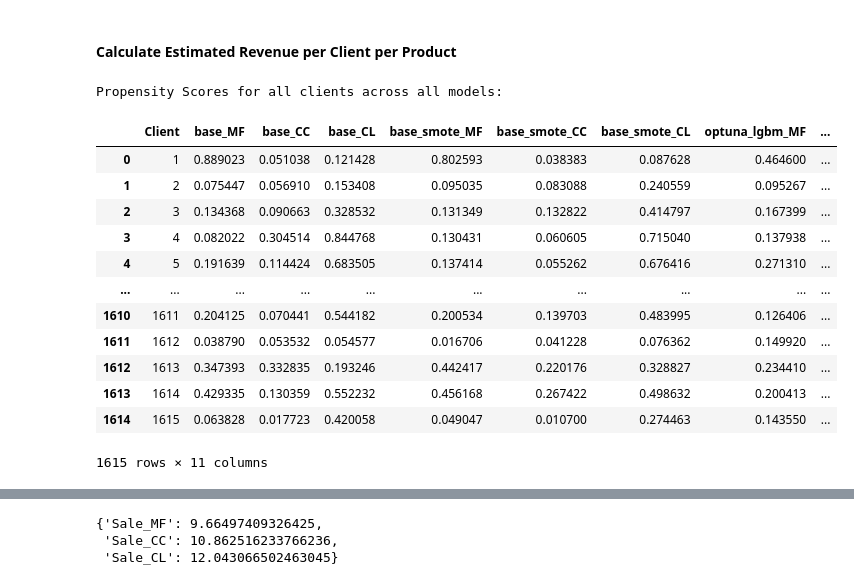
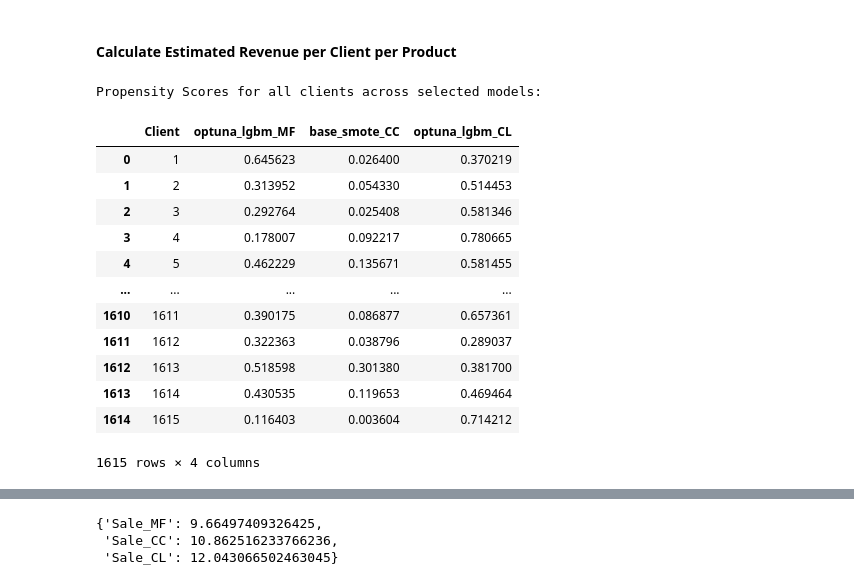
Before and after one commit to reinbugnot/direct-marketing-optimization, a Jupyter notebook: part-2-data-modelling.ipynb, the cells around one changed output, grey strips where cells are left out. Drawn from its saved outputs; the diff is of its cells as text; code cells hidden in the pictures.

```diff
--- a/part-2-data-modelling.ipynb
+++ b/part-2-data-modelling.ipynb
@@ -126,5 +144,5 @@ roc_auc_scores = {}
 propensity_scores = {}
 propensity_scores_hidden = {}
 
-target_product_data = [('MF', X, y_MF), ('CC', X, y_CC), ('CL', X, y_CL)]
+target_product_data = [('MF', X_train, X_test, y_MF_train, y_MF_test), ('CC', X_train, X_test, y_CC_train, y_CC_test), ('CL', X_train, X_test, y_CL_train, y_CL_test)]
 # %%
@@ -170,7 +191,7 @@ ROC-AUC Score: 0.6234
 # %% [markdown]
 #### LGBM with SMOTE via manual tuning
 # %%
-for (tag, X_train, y_train) in target_product_data:
+for (tag, X_train, X_test, y_train, y_test) in target_product_data:
 
     # 1. Set training parameters
     model_params[f'base_smote_{tag}'] = {'boosting_type': 'gbdt',
@@ -189,9 +210,12 @@ for (tag, X_train, y_train) in target_product_data:
 
     # 2. Train model, record scores
     clf = LGBMClassifier(verbose=-1, **model_params[f'base_smote_{tag}'])
-    models[f'base_smote_{tag}'], (_, _, _, _, roc_auc_scores[f'base_smote_{tag}']) = train_classifier(clf, X_train, y_train, smote_resampling=True, smote_params=smote_params)
+    models[f'base_smote_{tag}'] = train_classifier(clf, X_train, y_train)
 
-    # 3. Calcualte propensity scores for the entire dataset (labelled 60% and hidden 40%)
+    # 3. Evaluate model performance on test set
+    roc_auc_scores[f'base_smote_{tag}'] = evaluate_model_performance(models[f'base_smote_{tag}'], X_test, y_test)
+
+    # 4. Calcualte propensity scores for the entire dataset (labelled 60% and hidden 40%)
     propensity_scores[f'base_smote_{tag}'] = models[f'base_smote_{tag}'].predict_proba(X)[:, 1]
     propensity_scores_hidden[f'base_smote_{tag}'] = models[f'base_smote_{tag}'].predict_proba(X_hidden)[:, 1]
 
@@ -247,17 +245,14 @@ ROC-AUC Scores for baseline Models:
 # %%
 if TUNING_HYPERPARAM:
 
-    n_trials = 150
+    n_trials = 80
     timeout = 3600
 
-
-    for (tag, X_train, y_train) in target_product_data:
+    for (tag, X_train, X_test, y_train, y_test) in target_product_data:
 
         # 1. Use optuna to find the best hyperparameters for each product
-        pruner = optuna.pruners.MedianPruner(n_startup_trials=5, n_warmup_steps=5)
         study = optuna.create_study(study_name=f'optuna_lgbm_{tag}',
-                                    direction='maximize',
-                                    pruner=pruner)
+                                    direction='maximize')
 
         study.optimize(lambda trial: objective_lgbm(trial, X_train, y_train),
                        n_trials=n_trials,
@@ -280,13 +275,17 @@ if TUNING_HYPERPARAM:
                              verbosity=-1,
                              boosting_type="gbdt",
                              objective='binary',
-                             random_state=42)
+                             random_state=42,
+                             is_unbalance=True)
 
-        models[f'optuna_lgbm_{tag}'], (_, _, _, _, roc_auc_scores[f'optuna_lgbm_{tag}']) = train_classifier(clf, X_train, y_train)
+        models[f'optuna_lgbm_{tag}'] = train_classifier(clf, X_train, y_train)
 
-        # 3. Calculate propensity scores for the entire dataset (labelled 60% and hidden 40%)
+        # 3. Evaluate model performance on test set
+        roc_auc_scores[f'optuna_lgbm_{tag}'] = evaluate_model_performance(models[f'optuna_lgbm_{tag}'], X_test, y_test)
+
+        # 4. Calculate propensity scores for the entire dataset (labelled 60% and hidden 40%)
         propensity_scores[f'optuna_lgbm_{tag}'] = models[f'optuna_lgbm_{tag}'].predict_proba(X)[:, 1]
         propensity_scores_hidden[f'optuna_lgbm_{tag}'] = models[f'optuna_lgbm_{tag}'].predict_proba(X_hidden)[:, 1]
 
-        del pruner, study, clf
+        del study, clf
 # %% [output]
@@ -417,3 +435,7 @@ ROC-AUC Score: 0.6614
+# %%
+# Select best performing models per product for revenue optimization step
+final_models = ['optuna_lgbm_MF', 'base_smote_CC', 'optuna_lgbm_CL']
+product_tags = ['MF', 'CC', 'CL']
 # %% [markdown]
 ### Revenue Optimization
 
@@ -441,23 +461,22 @@ propensity_scores_hidden_df.insert(0, 'Client', X_hidden_clients)
 # %%
-propensity_scores_all = pd.concat([propensity_scores_df, propensity_scores_hidden_df]).sort_values(by='Client').reset_index(drop=True)
-
-print("Propensity Scores for all clients across all models:")
-propensity_scores_all
+print("Propensity Scores for all clients across selected models:")
+propensity_scores_selected = propensity_scores_all[['Client'] + final_models]
+propensity_scores_selected
 # %% [output]
-Propensity Scores for all clients across all models:
+Propensity Scores for all clients across selected models:
-|  | Client | base_MF | base_CC | base_CL | base_smote_MF | base_smote_CC | base_smote_CL | optuna_lgbm_MF | ... |
-| 0 | 1 | 0.889023 | 0.051038 | 0.121428 | 0.802593 | 0.038383 | 0.087628 | 0.464600 | ... |
-| 1 | 2 | 0.075447 | 0.056910 | 0.153408 | 0.095035 | 0.083088 | 0.240559 | 0.095267 | ... |
-| 2 | 3 | 0.134368 | 0.090663 | 0.328532 | 0.131349 | 0.132822 | 0.414797 | 0.167399 | ... |
-| 3 | 4 | 0.082022 | 0.304514 | 0.844768 | 0.130431 | 0.060605 | 0.715040 | 0.137938 | ... |
-| 4 | 5 | 0.191639 | 0.114424 | 0.683505 | 0.137414 | 0.055262 | 0.676416 | 0.271310 | ... |
-| ... | ... | ... | ... | ... | ... | ... | ... | ... | ... |
-| 1610 | 1611 | 0.204125 | 0.070441 | 0.544182 | 0.200534 | 0.139703 | 0.483995 | 0.126406 | ... |
-| 1611 | 1612 | 0.038790 | 0.053532 | 0.054577 | 0.016706 | 0.041228 | 0.076362 | 0.149920 | ... |
-| 1612 | 1613 | 0.347393 | 0.332835 | 0.193246 | 0.442417 | 0.220176 | 0.328827 | 0.234410 | ... |
-| 1613 | 1614 | 0.429335 | 0.130359 | 0.552232 | 0.456168 | 0.267422 | 0.498632 | 0.200413 | ... |
-| 1614 | 1615 | 0.063828 | 0.017723 | 0.420058 | 0.049047 | 0.010700 | 0.274463 | 0.143550 | ... |
+|  | Client | optuna_lgbm_MF | base_smote_CC | optuna_lgbm_CL |
+| 0 | 1 | 0.645623 | 0.026400 | 0.370219 |
+| 1 | 2 | 0.313952 | 0.054330 | 0.514453 |
+| 2 | 3 | 0.292764 | 0.025408 | 0.581346 |
+| 3 | 4 | 0.178007 | 0.092217 | 0.780665 |
+| 4 | 5 | 0.462229 | 0.135671 | 0.581455 |
+| ... | ... | ... | ... | ... |
+| 1610 | 1611 | 0.390175 | 0.086877 | 0.657361 |
+| 1611 | 1612 | 0.322363 | 0.038796 | 0.289037 |
+| 1612 | 1613 | 0.518598 | 0.301380 | 0.381700 |
+| 1613 | 1614 | 0.430535 | 0.119653 | 0.469464 |
+| 1614 | 1615 | 0.116403 | 0.003604 | 0.714212 |
-1615 rows × 11 columns
+1615 rows × 4 columns
 # %%
 # Let's plot the distribution of propensity scores across products to see how our models assigned the propensity scores
 plt.figure(figsize=(15,5))
```
Also changed, not shown: parts of 47 cells of this notebook, 17 other files.
